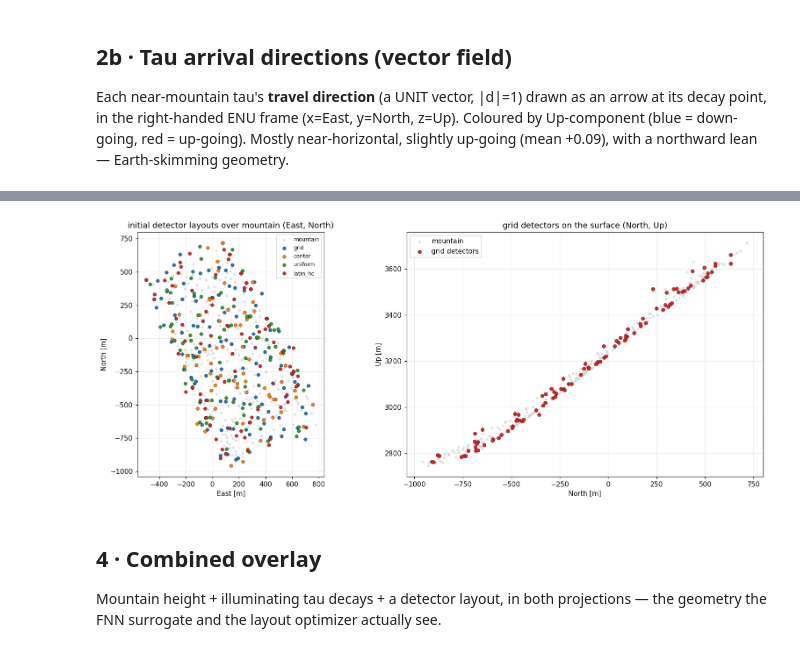
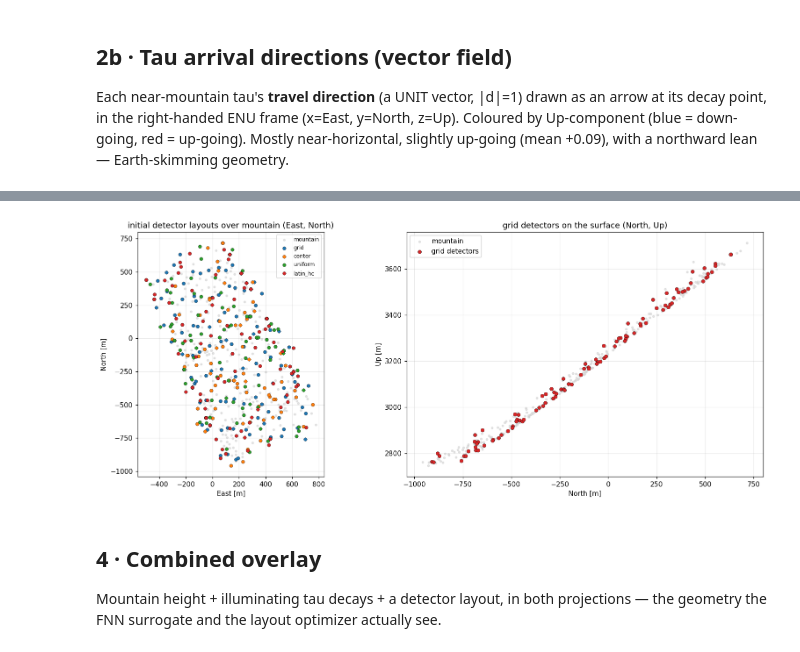
Before and after one commit to JayAgarwal25/TamboOpt-J, a Jupyter notebook: detector_optimization_v6/notebooks/malata_tau_geometry.ipynb, the cells around one changed output, grey strips where cells are left out. Saved outputs shown, nothing was run; the diff lists cells and outputs as text; code cells hidden in the pictures.

```diff
--- a/detector_optimization_v6/notebooks/malata_tau_geometry.ipynb
+++ b/detector_optimization_v6/notebooks/malata_tau_geometry.ipynb
@@ -74,7 +75,7 @@ taus : tau_wholesky.h5
 # ── Mountain (malata) in site-local ENU: centroids columns are (North, Up, East) ──
 mtn = load_tr_mountain(GEOMETRY_PATH_RESOLVED, GEOMETRY_GROUP, DET_KEY,
                        east_entry=EAST_ENTRY, layer_east_dx=LAYER_EAST_DX, n_planes=N_PLANES)
-mN, mU, mE = mtn.centroids_NUE[:, 0], mtn.centroids_NUE[:, 1], mtn.centroids_NUE[:, 2]
+mE, mN, mU = mtn.centroids_ENU[:, 0], mtn.centroids_ENU[:, 1], mtn.centroids_ENU[:, 2]
 surface = SurfaceUpMap.from_mountain(mtn).to("cpu")    # differentiable Up = g(North, East)
 print(f"malata detector region: {len(mN)} triangle centroids")
 print(f"  North [{mN.min():7.0f}, {mN.max():7.0f}]  East [{mE.min():7.0f}, {mE.max():7.0f}]  "
@@ -97,7 +98,7 @@ layouts = {
     "uniform":  layout_uniform_random(mtn, N_DETECTORS, rng=rng),
     "latin_hc": layout_latin_hypercube(mtn, N_DETECTORS, rng=rng),
 }
-layouts = {k: (np.asarray(v[0]), np.asarray(v[1])) for k, v in layouts.items()}  # (North, East)
+layouts = {k: (np.asarray(v[0]), np.asarray(v[1])) for k, v in layouts.items()}  # (East, North)
 
 def det_up(N, E):
     return surface(torch.as_tensor(N, dtype=torch.float32),
@@ -255,22 +251,22 @@ surface height in the (North, Up) cross-section.
 # %%
 fig, ax = plt.subplots(1, 2, figsize=(15, 6))
 # Right-handed ENU map: East = x, North = y.
 ax[0].scatter(mE, mN, s=8, c="lightgray", alpha=0.6, label="mountain", zorder=0)
-for name, (N_, E_) in layouts.items():
+for name, (E_, N_) in layouts.items():
     ax[0].scatter(E_, N_, s=24, edgecolors="k", linewidths=0.3, label=name, zorder=2)
 ax[0].set(xlabel="East [m]", ylabel="North [m]", aspect="equal",
           title="initial detector layouts over mountain (East, North)")
 ax[0].legend(loc="upper right", fontsize=8)
 
 ax[1].scatter(mN, mU, s=8, c="lightgray", alpha=0.6, label="mountain", zorder=0)
-N_, E_ = layouts["grid"]
+E_, N_ = layouts["grid"]
 ax[1].scatter(N_, det_up(N_, E_), s=28, c="C3", edgecolors="k", linewidths=0.3,
               label="grid detectors", zorder=2)
 ax[1].set(xlabel="North [m]", ylabel="Up [m]",
           title="grid detectors on the surface (North, Up)"); ax[1].legend()
 fig.tight_layout(); plt.show()
 # %% [output]
-[figure, old version]
+[figure, new version]
 # %% [markdown]
 ## 4 · Combined overlay
 
```
Also changed, not shown: parts of 14 cells of this notebook, 14 other files.
